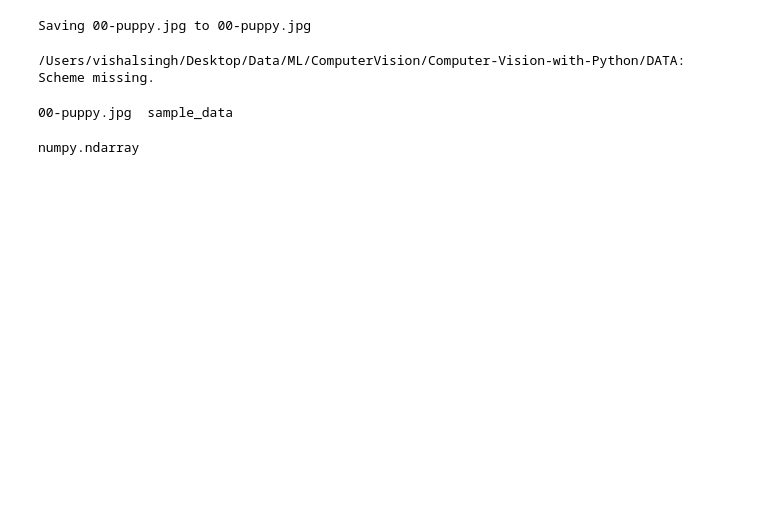
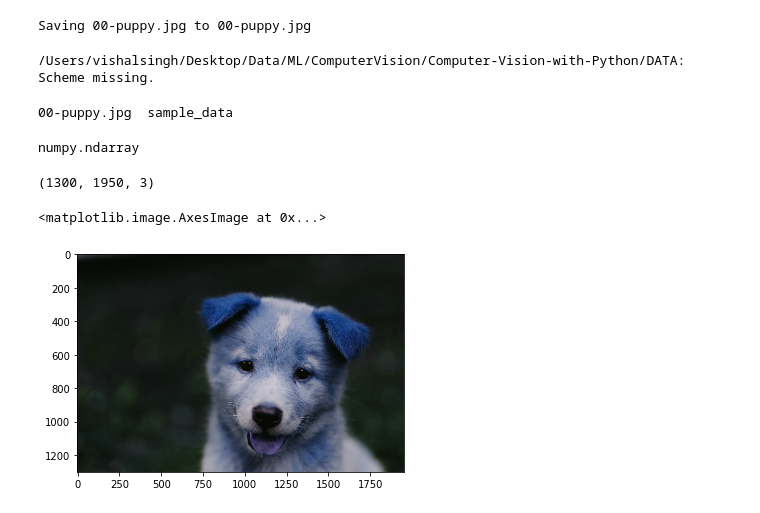
Before and after one commit to sendmail123/DataScience, a Jupyter notebook: OpenCV.ipynb, the cells around one changed output. Cells and saved outputs as stored; diff of their text form; code cells hidden in the pictures; blank space fills up the shorter version.

```diff
--- a/OpenCV.ipynb
+++ b/OpenCV.ipynb
@@ -26,3 +26,12 @@ img = cv2.imread("00-puppy.jpg")
 type(img)
 # %% [output]
 numpy.ndarray
+# %%
+img.shape
+# %% [output]
+(1300, 1950, 3)
+# %%
+plt.imshow(img)
+# %% [output]
+<matplotlib.image.AxesImage at 0x...>
+[figure, added]
```
Also changed, not shown: parts of 17 cells of this notebook.
